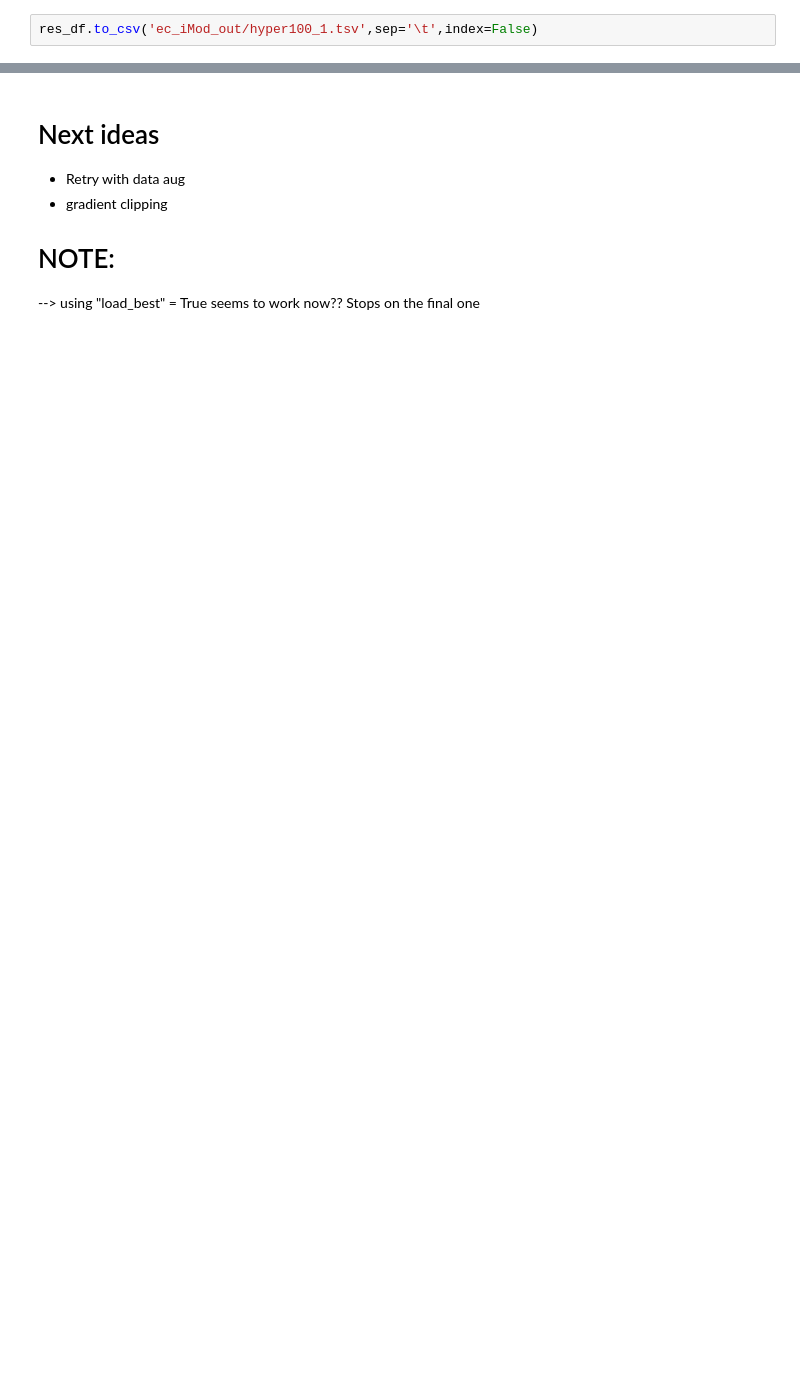
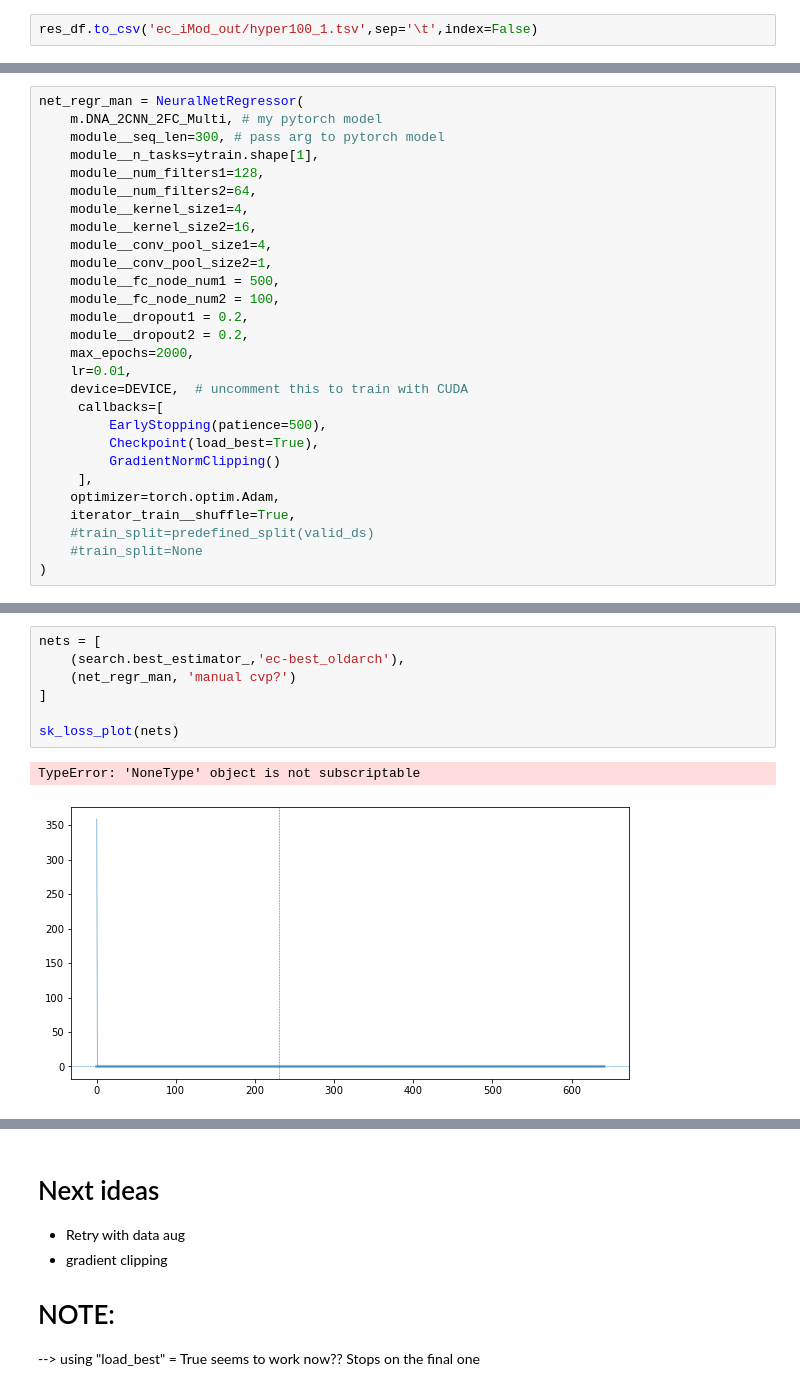
Before and after one commit to erinhwilson/deep-5g-sandbox, a Jupyter notebook: ecoli_iMod_prediction.ipynb, the cells around one changed output, grey strips where cells are left out. Cells and saved outputs as stored; diff of their text form; blank space fills up the shorter version.

```diff
--- a/ecoli_iMod_prediction.ipynb
+++ b/ecoli_iMod_prediction.ipynb
@@ -714,0 +938,28 @@ res_df.to_csv('ec_iMod_out/hyper100_1.tsv',sep='\t',index=False)
+# %%
+net_regr_man = NeuralNetRegressor(
+    m.DNA_2CNN_2FC_Multi, # my pytorch model
+    module__seq_len=300, # pass arg to pytorch model
+    module__n_tasks=ytrain.shape[1],
+    module__num_filters1=128,
+    module__num_filters2=64,
+    module__kernel_size1=4,
+    module__kernel_size2=16,
+    module__conv_pool_size1=4,
+    module__conv_pool_size2=1,
+    module__fc_node_num1 = 500,
+    module__fc_node_num2 = 100,
+    module__dropout1 = 0.2,
+    module__dropout2 = 0.2,
+    max_epochs=2000,
+    lr=0.01,
+    device=DEVICE,  # uncomment this to train with CUDA
+     callbacks=[
+         EarlyStopping(patience=500),
+         Checkpoint(load_best=True),
+         GradientNormClipping()
+     ],
+    optimizer=torch.optim.Adam,
+    iterator_train__shuffle=True,
+    #train_split=predefined_split(valid_ds)
+    #train_split=None
+)
@@ -714,0 +988,10 @@ res_df.to_csv('ec_iMod_out/hyper100_1.tsv',sep='\t',index=False)
+# %%
+nets = [
+    (search.best_estimator_,'ec-best_oldarch'),
+    (net_regr_man, 'manual cvp?')
+]
+
+sk_loss_plot(nets)
+# %% [output]
+TypeError: 'NoneType' object is not subscriptable
+[figure, added]
```
Also changed, not shown: parts of 25 cells of this notebook.
